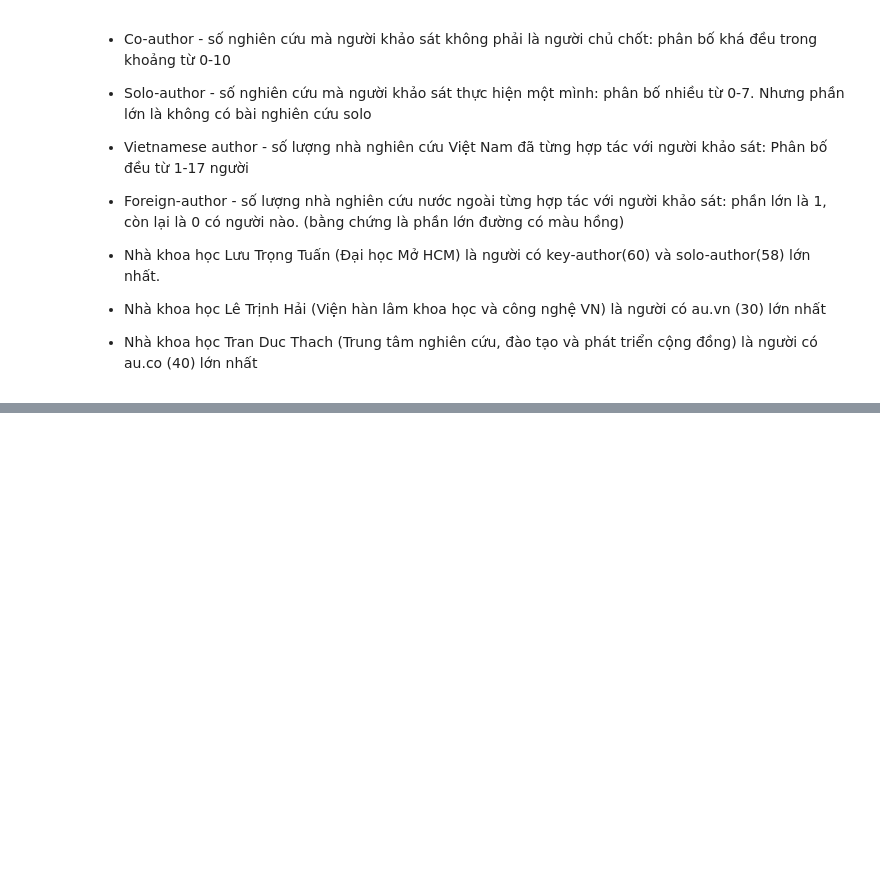
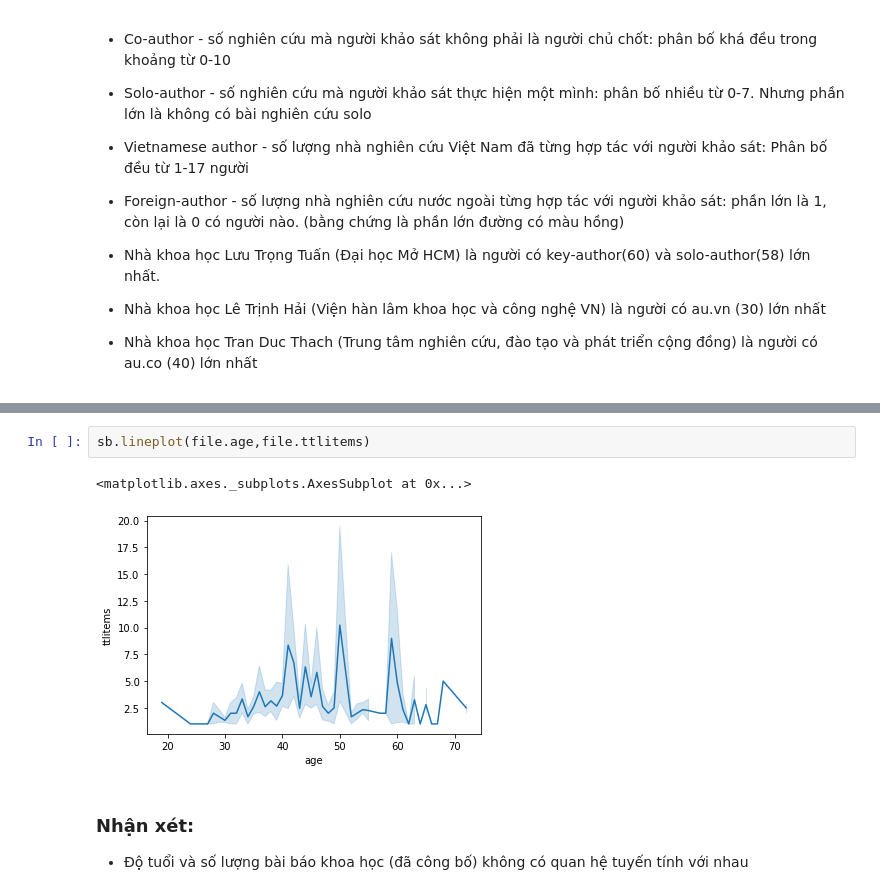
Before and after one commit to bason1999qn/Final_Data_Visualization, a Jupyter notebook: parallel-coordinates.ipynb, the cells around one changed output, grey strips where cells are left out. Saved outputs shown, nothing was run; the diff lists cells and outputs as text; blank space fills up the shorter version.

Commit message:
add chart: age vs total research

```diff
--- a/parallel-coordinates.ipynb
+++ b/parallel-coordinates.ipynb
@@ -62,0 +62,8 @@ fig.show()
+# %%
+sb.lineplot(file.age,file.ttlitems)
+# %% [output]
+<matplotlib.axes._subplots.AxesSubplot at 0x...>
+[figure, added]
+# %% [markdown]
+### Nhận xét:
+- Độ tuổi và số lượng bài báo khoa học (đã công bố) không có quan hệ tuyến tính với nhau
```
Also changed, not shown: parts of 4 cells of this notebook.
